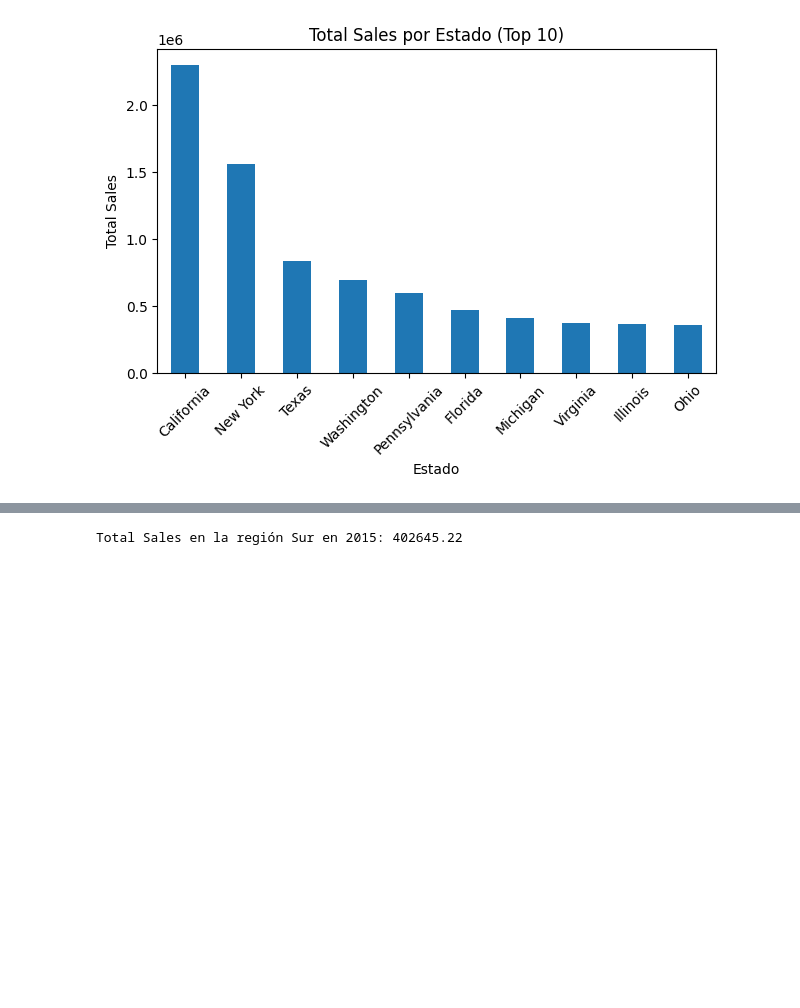
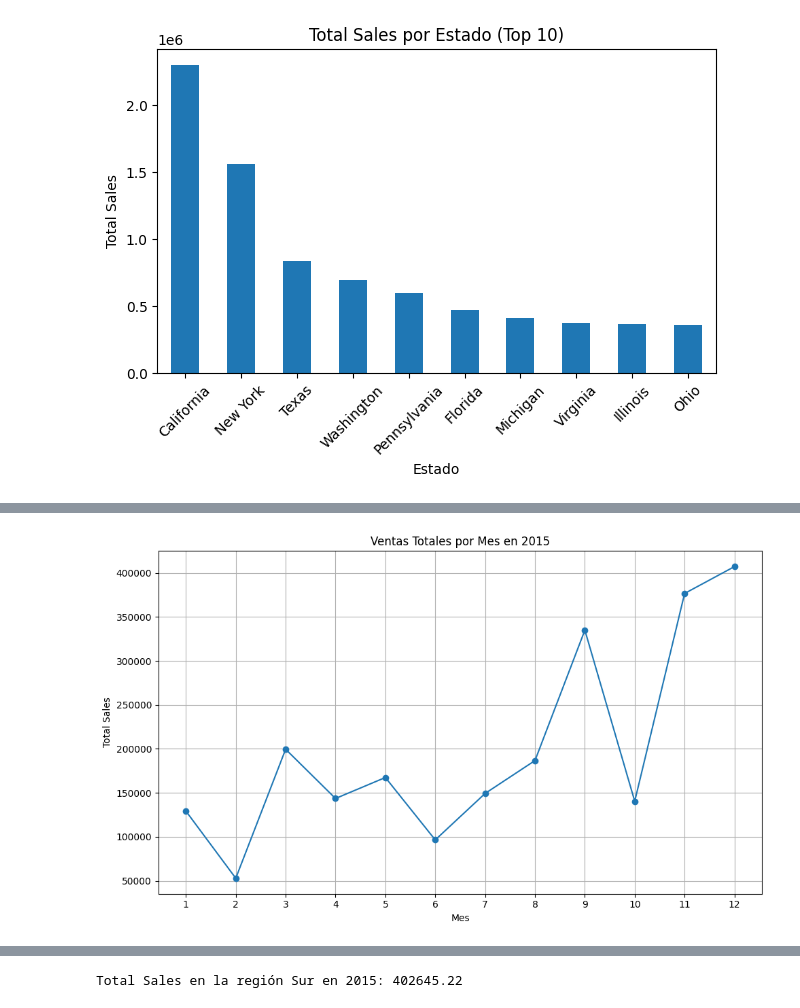
Before and after one commit to EEEliax/data-science-aws, a Jupyter notebook: notebooks/semana2/practicas/analisis_EDA.ipynb, the cells around one changed output, grey strips where cells are left out. Saved outputs shown, nothing was run; the diff lists cells and outputs as text; code cells hidden in the pictures; blank space fills up the shorter version.

```diff
--- a/notebooks/semana2/practicas/analisis_EDA.ipynb
+++ b/notebooks/semana2/practicas/analisis_EDA.ipynb
@@ -144,0 +208,15 @@ plt.show()
+# %%
+# q paso en el año 2015?, ver la cantidad de ventas por mes en el año 2015
+df_2015 = df[df["Year"] == 2015]
+df_ventas_mensuales_2015 = df_2015.groupby(df_2015["Order Date"].dt.month)["Total Sales"].sum()
+plt.figure(figsize=(10, 6))
+df_ventas_mensuales_2015.plot(kind="line", marker="o")
+plt.title("Ventas Totales por Mes en 2015")
+plt.xlabel("Mes")
+plt.ylabel("Total Sales")
+plt.xticks(range(1, 13))
+plt.grid()
+plt.tight_layout()
+plt.show()
+# %% [output]
+[figure, added]
```
Also changed, not shown: parts of 16 cells of this notebook.
